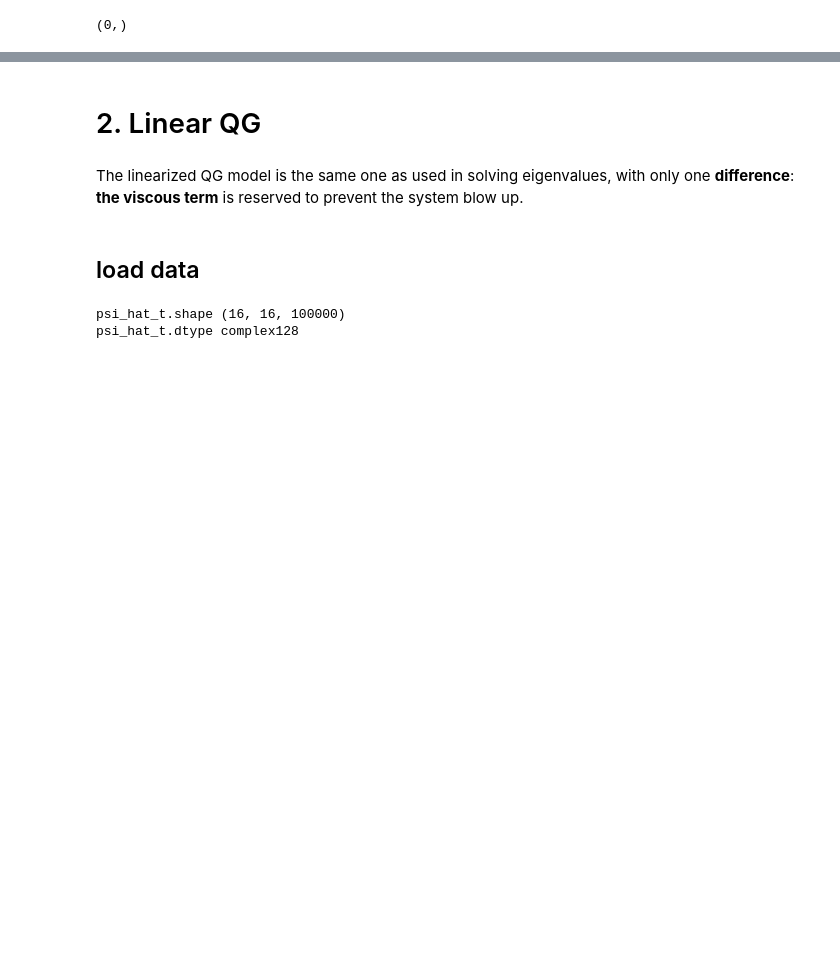
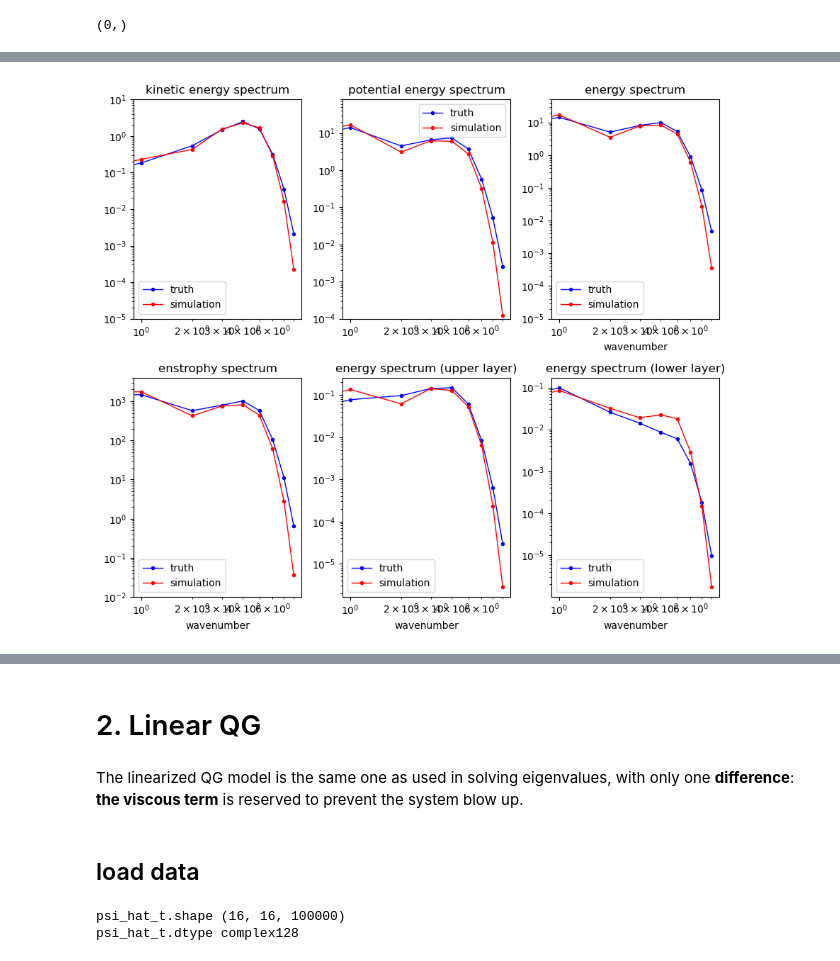
Before and after one commit to zhongruiw/LagrangianDA, a Jupyter notebook: code/LSM_K16.ipynb, the cells around one changed output, grey strips where cells are left out. Saved outputs shown, nothing was run; the diff lists cells and outputs as text; code cells hidden in the pictures; blank space fills up the shorter version.

```diff
--- a/code/LSM_K16.ipynb
+++ b/code/LSM_K16.ipynb
@@ -1401,0 +443,6 @@ np.where(ke_ou==np.max(ke_ou))
+# %%
+# load data
+ou_run = np.load('../data/ou_run_K16_beta22.npz')
+N = ou_run['N']
+psi_k = ou_run['psi_k']
+tau_k = ou_run['tau_k']
@@ -1401,0 +805,55 @@ np.where(ke_ou==np.max(ke_ou))
+# %%
+# spectrum
+plt.figure(2, figsize=(9, 8))  # Size in inches, converted from pixels assuming 72 DPI
+plt.subplot(2, 3, 1)
+plt.loglog(np.arange(0, K//2 + 1), ke, '.-b', linewidth=1, label='truth')
+plt.loglog(np.arange(0, K//2 + 1), ke_ou, '.-r', linewidth=1, label='simulation')
+plt.ylim([1e-5, 10])
+plt.title('kinetic energy spectrum')
+plt.legend()
+# plt.xlabel('wavenumber')
+plt.subplot(2, 3, 2)
+plt.loglog(np.arange(0, K//2 + 1), ape, '.-b', linewidth=1, label='truth')
+plt.loglog(np.arange(0, K//2 + 1), ape_ou, '.-r', linewidth=1, label='simulation')
+plt.ylim([1e-4, 80])
+plt.title('potential energy spectrum')
+plt.legend()
+# plt.xlabel('wavenumber')
+# plt.tight_layout()  # Adjust subplots to fit into the figure area.
+# plt.savefig('energy_topo10_nu2e-15_0228.png', dpi=150)  # Save the figure
+
+# Figure 2
+# plt.figure(3, figsize=(6, 4))  # Size in inches, converted from pixels assuming 72 DPI
+plt.subplot(2, 3, 3)
+plt.loglog(np.arange(0, K//2 + 1), ene, '.-b', linewidth=1, label='truth')
+plt.loglog(np.arange(0, K//2 + 1), ene_ou, '.-r', linewidth=1, label='simulation')
+plt.title('energy spectrum')
+plt.ylim([1e-5, 50])
+plt.legend()
+plt.xlabel('wavenumber')
+plt.subplot(2, 3, 4)
+plt.loglog(np.arange(0, K//2 + 1), etp, '.-b', linewidth=1, label='truth')
+plt.loglog(np.arange(0, K//2 + 1), etp_ou, '.-r', linewidth=1, label='simulation')
+plt.ylim([1e-2, 4*1e3])
+plt.title('enstrophy spectrum')
+plt.xlabel('wavenumber')
+plt.legend()
+plt.subplot(2, 3, 5)
+plt.loglog(np.arange(0, K//2 + 1), e_mode[:,0], '.-b', linewidth=1, label='truth')
+plt.loglog(np.arange(0, K//2 + 1), e_mode_ou[:,0], '.-r', linewidth=1, label='simulation')
+# plt.ylim([1e-9, 4*1e-5])
+plt.title('energy spectrum (upper layer)')
+plt.xlabel('wavenumber')
+plt.legend()
+plt.subplot(2, 3, 6)
+plt.loglog(np.arange(0, K//2 + 1), e_mode[:,1], '.-b', linewidth=1, label='truth')
+plt.loglog(np.arange(0, K//2 + 1), e_mode_ou[:,1], '.-r', linewidth=1, label='simulation')
+# plt.ylim([1e-9, 4*1e-5])
+plt.title('energy spectrum (lower layer)')
+plt.xlabel('wavenumber')
+plt.legend()
+plt.tight_layout()  # Adjust subplots to fit into the figure area.
+plt.savefig('./LSM/spectrum_layer_K16_beta22.png', dpi=150)  # Save the figure
+plt.show()
+# %% [output]
+[figure, added]
```
Also changed, not shown: parts of 116 cells of this notebook, 1 other file.
